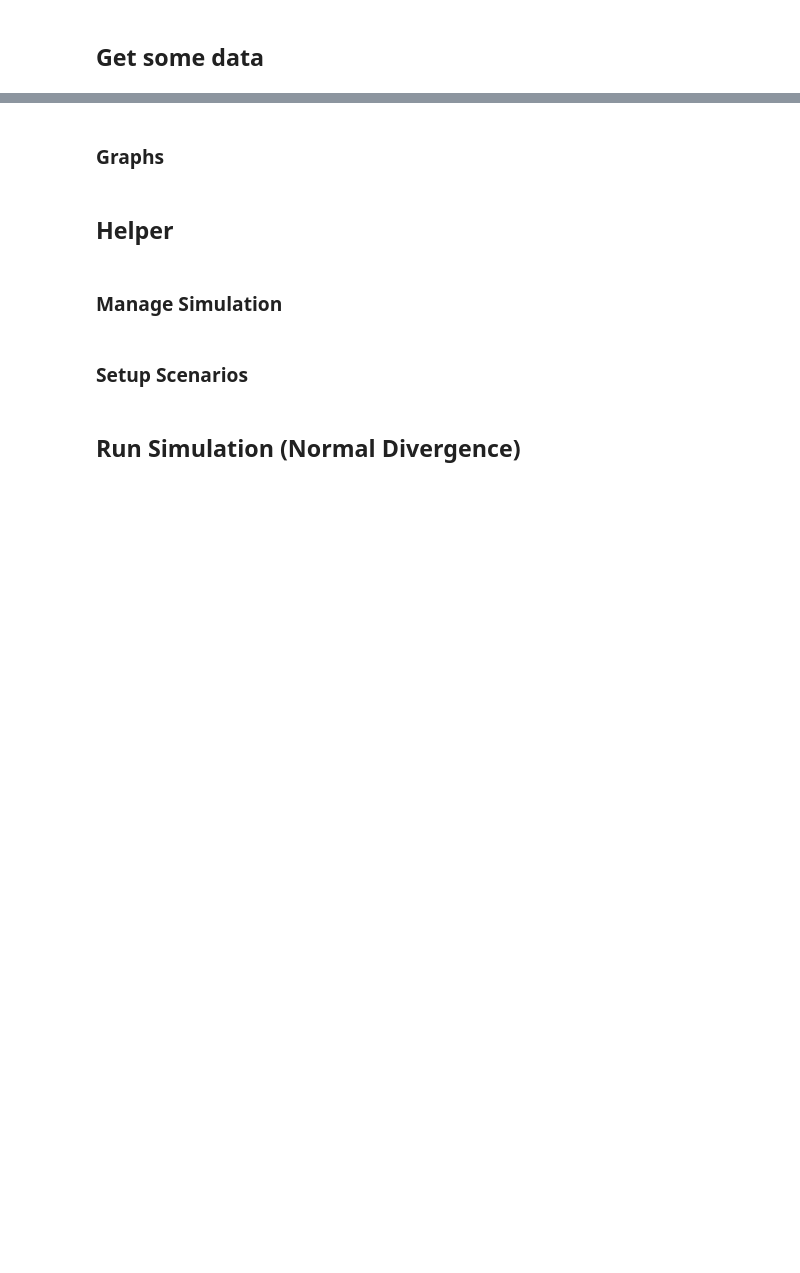
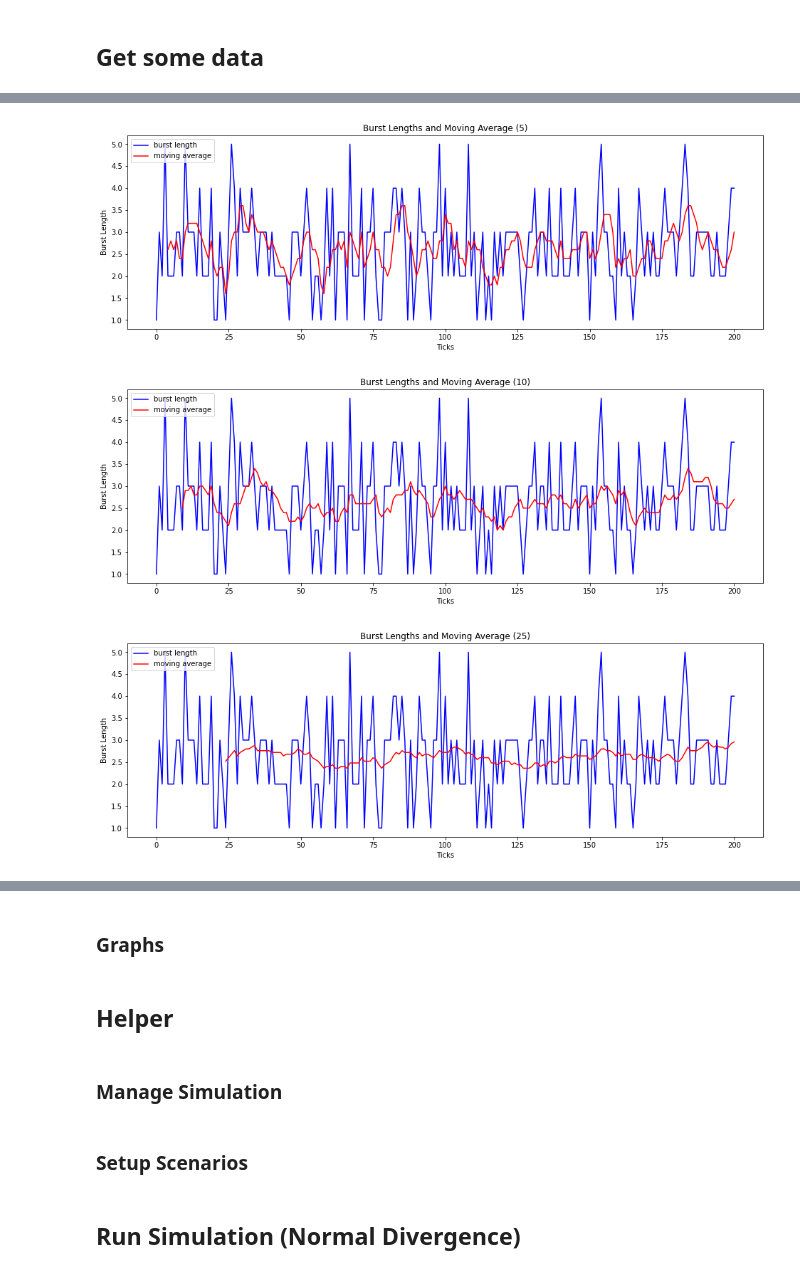
Before and after one commit to DEISI-ULHT-TFC-2021-22/TFC-DEISI258-Modelamento-multi-agente-de-intera-es-em-grupos-sociais, a Jupyter notebook: pynetlogo_ku.ipynb, the cells around one changed output, grey strips where cells are left out. Saved outputs shown, nothing was run; the diff lists cells and outputs as text; code cells hidden in the pictures; blank space fills up the shorter version.

```diff
--- a/pynetlogo_ku.ipynb
+++ b/pynetlogo_ku.ipynb
@@ -107,3 +184,23 @@ Curr board is empty
+# %%
+iterations = 200
+repeat_report = netlogo.repeat_report(["length last [board_history] of one-of boards"], iterations)
+
+for window_size in [5,10,25]:
+    roll = repeat_report.rolling(window=window_size).mean()
+
+    plt.figure(figsize=(16, 5))
+    plt.plot(repeat_report, 'b-', label='burst length')
+    plt.plot(roll, 'r-', label='moving average')
+
+    plt.title(f"Burst Lengths and Moving Average ({window_size})")
+    plt.ylabel('Burst Length')
+    plt.xlabel('Ticks')
+    plt.legend(loc='upper left')
+    plt.show()
+# %% [output]
+[figure, added]
+[figure, added]
+[figure, added]
 # %%
 netlogo.command("set female_prob_exploit 0.5")
 netlogo.command("set male_prob_exploit 0.3")
```
Also changed, not shown: parts of 11 cells of this notebook, 12 other files.
